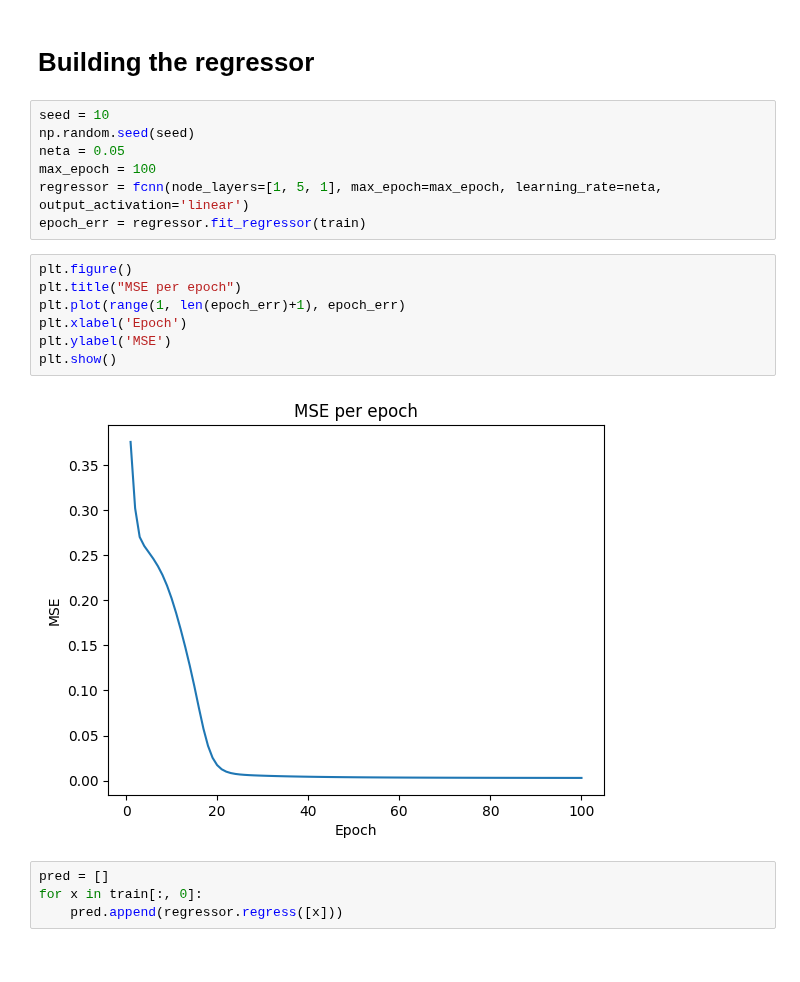
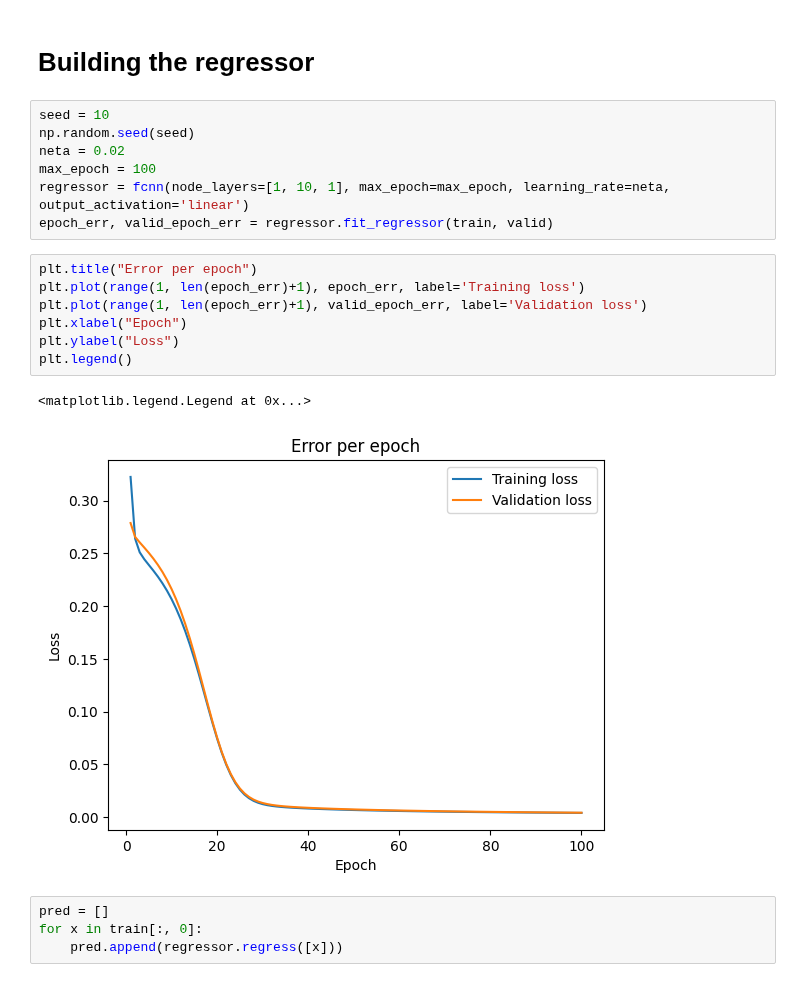
Before and after one commit to imraunav/Deep-Learning-and-Applications, a Jupyter notebook: Programming-Assignment-2(FCNN)/regression_univariateData.ipynb, the cells around one changed output. Cells and saved outputs as stored; diff of their text form.

```diff
--- a/Programming-Assignment-2(FCNN)/regression_univariateData.ipynb
+++ b/Programming-Assignment-2(FCNN)/regression_univariateData.ipynb
@@ -62,19 +63,20 @@ plt.show()
 # %%
 seed = 10
 np.random.seed(seed)
-neta = 0.05
+neta = 0.02
 max_epoch = 100
-regressor = fcnn(node_layers=[1, 5, 1], max_epoch=max_epoch, learning_rate=neta, output_activation='linear')
-epoch_err = regressor.fit_regressor(train)
+regressor = fcnn(node_layers=[1, 10, 1], max_epoch=max_epoch, learning_rate=neta, output_activation='linear')
+epoch_err, valid_epoch_err = regressor.fit_regressor(train, valid)
 # %%
-plt.figure()
-plt.title("MSE per epoch")
-plt.plot(range(1, len(epoch_err)+1), epoch_err)
-plt.xlabel('Epoch')
-plt.ylabel('MSE')
-plt.show()
+plt.title("Error per epoch")
+plt.plot(range(1, len(epoch_err)+1), epoch_err, label='Training loss')
+plt.plot(range(1, len(epoch_err)+1), valid_epoch_err, label='Validation loss')
+plt.xlabel("Epoch")
+plt.ylabel("Loss")
+plt.legend()
 # %% [output]
+<matplotlib.legend.Legend at 0x...>
-[figure, old version]
+[figure, new version]
 # %%
 pred = []
 for x in train[:, 0]:
```
Also changed, not shown: parts of 11 cells of this notebook, 3 other files.
